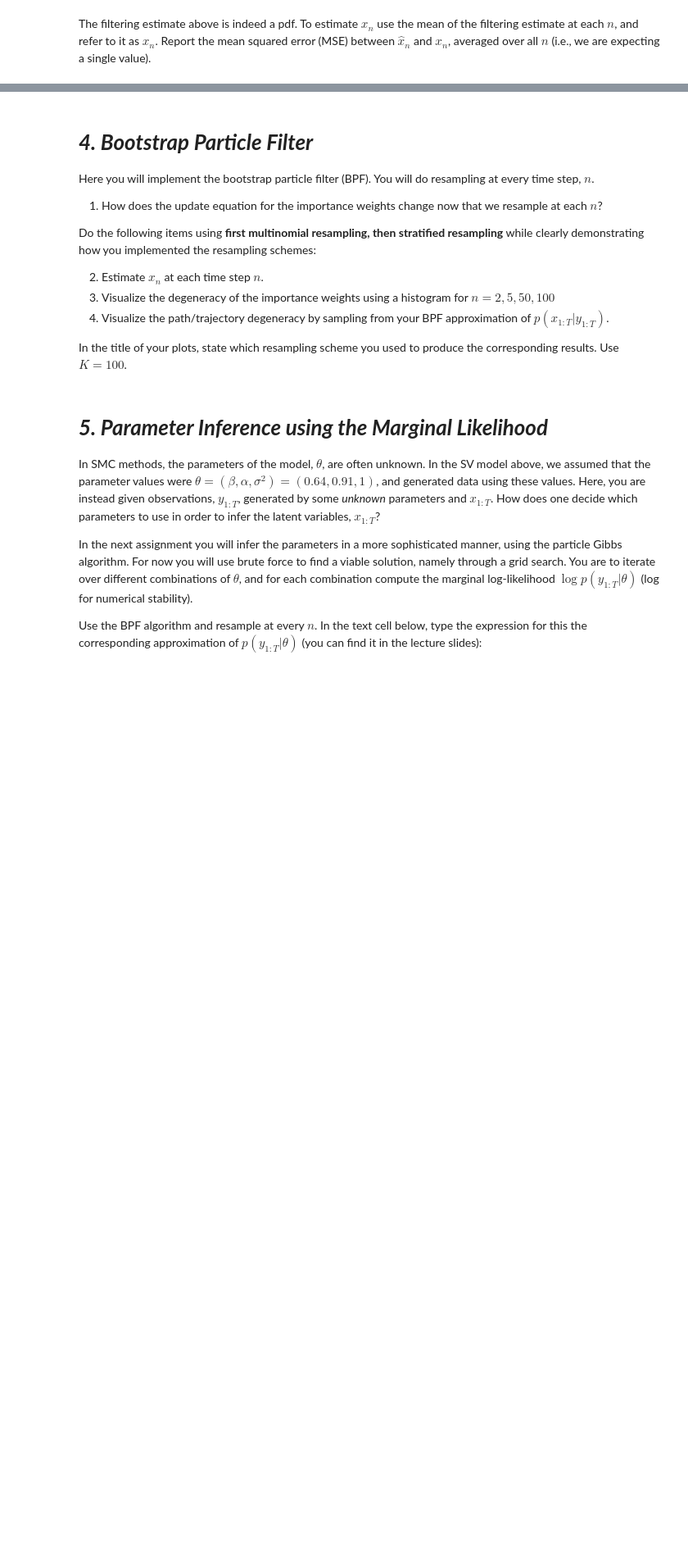
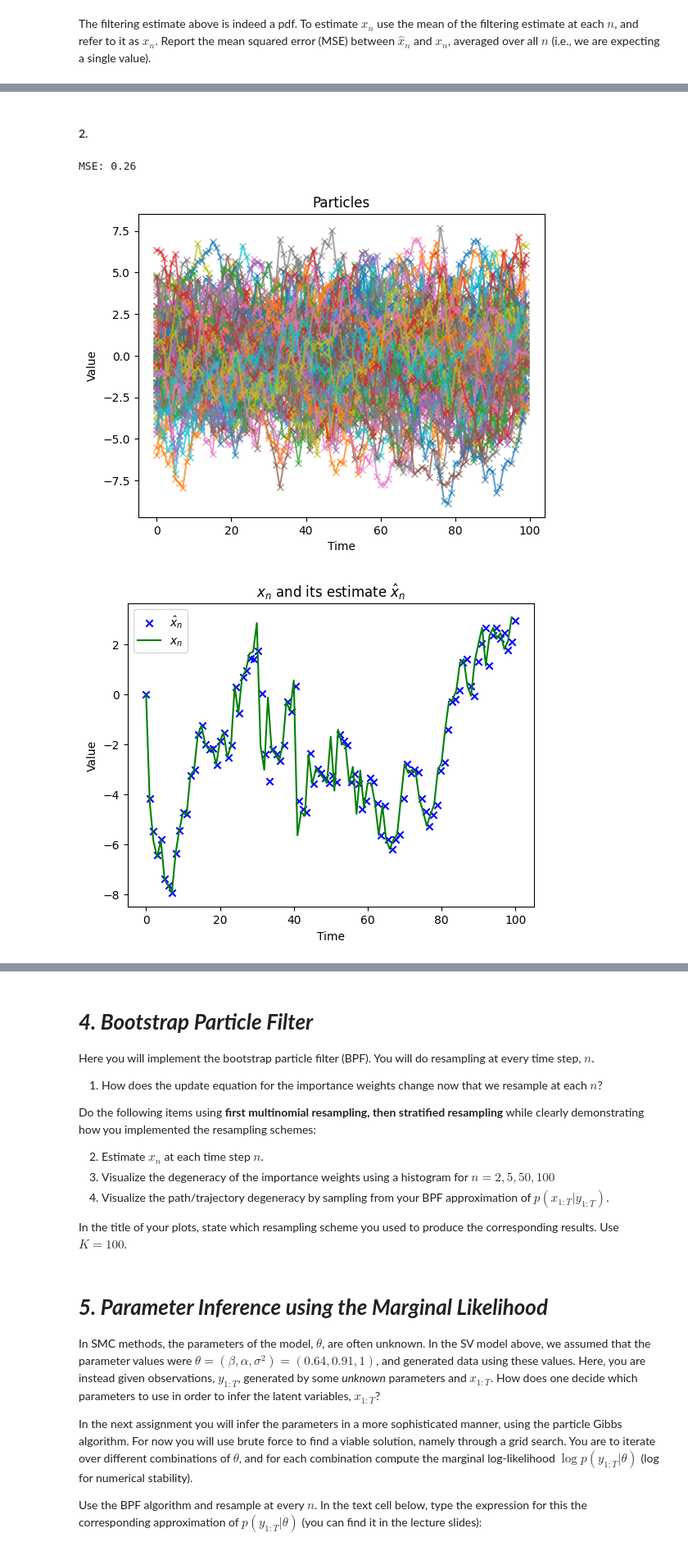
Before and after one commit to leonardodeclara/DD2447-Statistical-Methods-in-Applied-Computer-Science, a Jupyter notebook: Assignment_3/assignment3.ipynb, the cells around one changed output, grey strips where cells are left out. Shown at 82% size. Saved outputs shown, nothing was run; the diff lists cells and outputs as text; code cells hidden in the pictures; blank space fills up the shorter version.

```diff
--- a/Assignment_3/assignment3.ipynb
+++ b/Assignment_3/assignment3.ipynb
@@ -96,0 +198,40 @@ Start out by using $K=100$ particles.
+# %% [markdown]
+#### 2.
+# %%
+K = 100
+x_sis,y_sis,w_sis,w_normalized_sis,x_n,x_n_hat,mse = sis(K=K,T=T,alpha_param=alpha_param,sigma_param=sigma_param)
+print('MSE: {:.2f}'.format(mse))
+
+# Plot the particles, the samples and the estimate
+
+for i in range(K):
+    plt.plot(x_sis[:,i],'-x',alpha=0.7)
+plt.title('Particles')
+plt.xlabel('Time')
+plt.ylabel('Value')
+plt.show()
+
+plt.scatter(np.linspace(0,T,T),x_n_hat,label='$\hat{x}_n$', color='blue',marker='x')
+plt.plot(x_n,label='$x_n$', color='green')
+plt.title('$x_n$ and its estimate $\hat{x}_n$')
+plt.xlabel('Time')
+plt.ylabel('Value')
+plt.legend()
+
+plt.show()
+
+
+# histogram of the weights
+t_s = [1,4,49,99]
+
+fig,axs=plt.subplots(2,2, figsize=(10,10))
+for i,t in enumerate(t_s):
+    axs[i//2,i%2].set_title('Normalized particle weights at t = '+str(t+1))
+    axs[i//2,i%2].hist(w_normalized_sis[t,:],bins=20)
+
+    axs[i//2,i%2].set_xlabel('Normalized particle weights')
+    axs[i//2,i%2].set_ylabel('Frequency')
+# %% [output]
+MSE: 0.26
+[figure, added]
+[figure, added]
```
Also changed, not shown: parts of 14 cells of this notebook.
